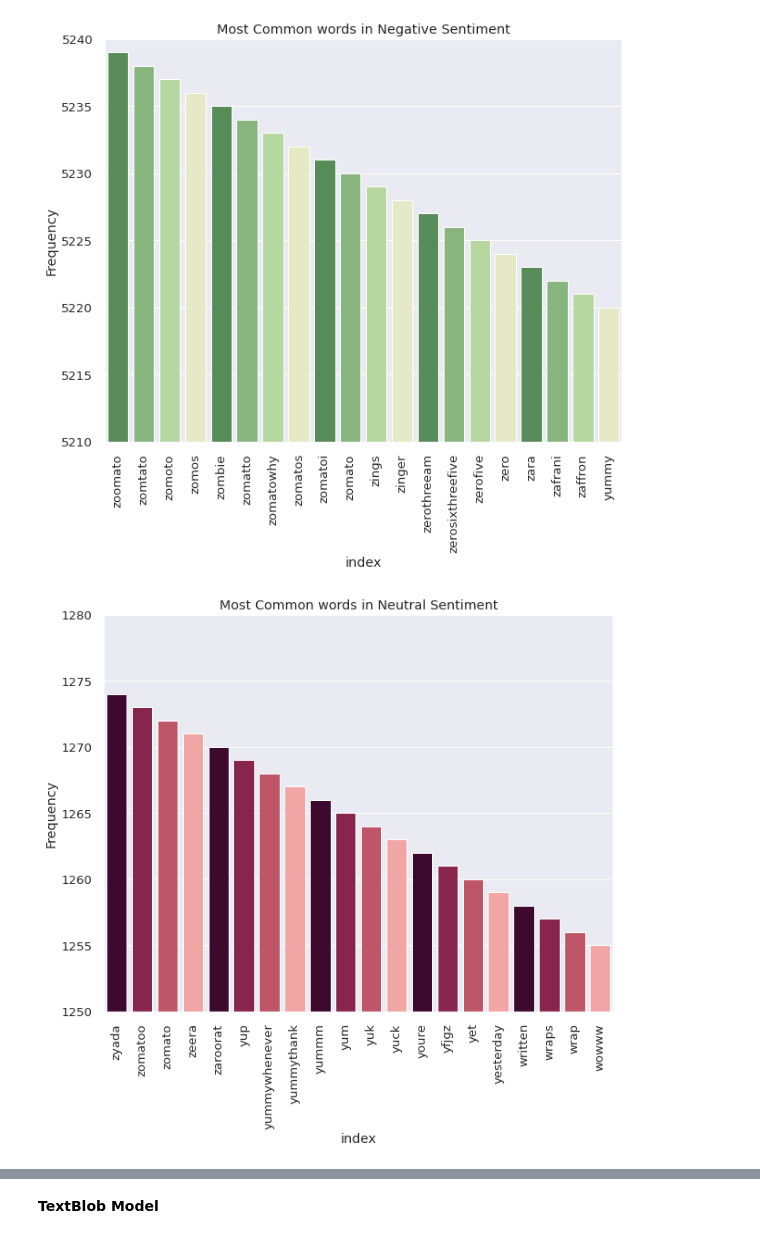
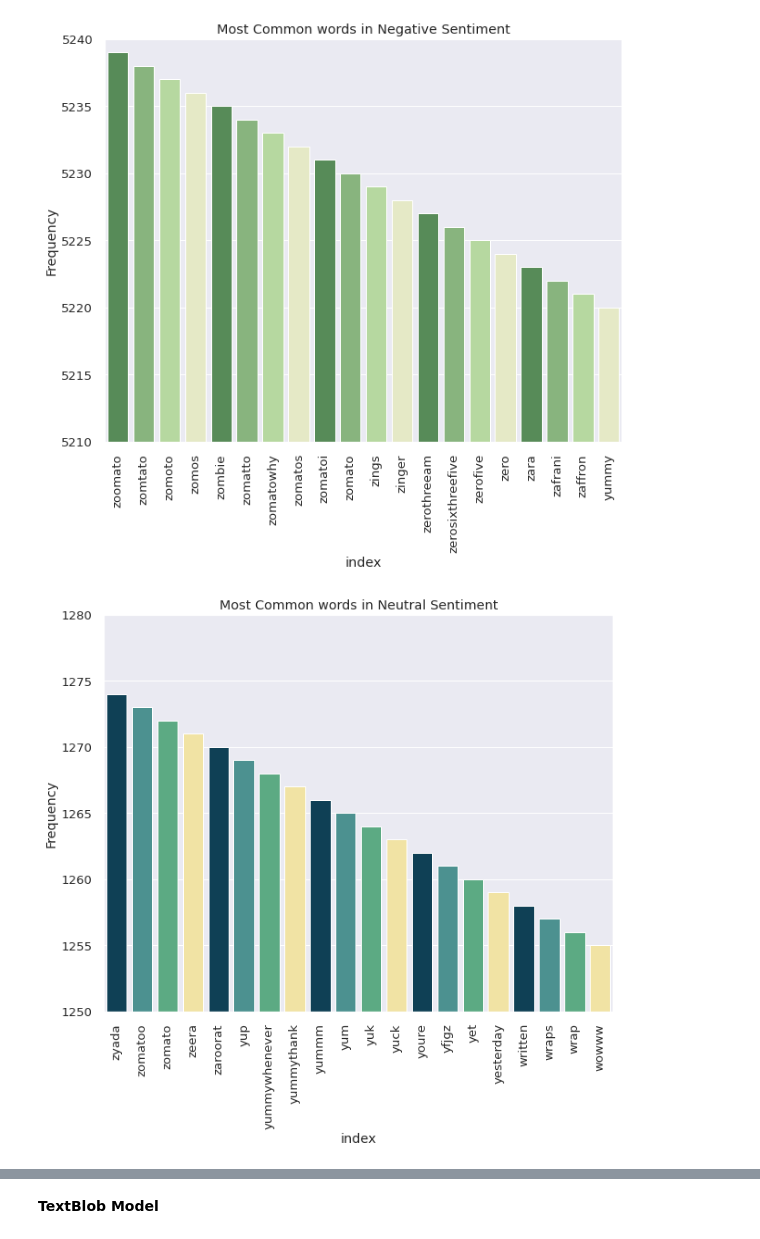
Before and after one commit to SethupathyM/Unsupervised_ML_Clustering_and_Sentiment_Analysis_Zomato_Restaurant, a Jupyter notebook: Zomato_Restaurant_Clustering_and_Sentiment_Analysis_.ipynb, the cells around one changed output, grey strips where cells are left out. Cells and saved outputs as stored; diff of their text form; code cells hidden in the pictures.

```diff
--- a/Zomato_Restaurant_Clustering_and_Sentiment_Analysis_.ipynb
+++ b/Zomato_Restaurant_Clustering_and_Sentiment_Analysis_.ipynb
@@ -1358,6 +1358,6 @@ common_words(merged_df[merged_df['SIA_Sentiment'] == 'Negative'],5210,5240,'Most
 # %%
 # Most Common words in Neutral Sentiment
 common_words(merged_df[merged_df['SIA_Sentiment'] == 'Neutral'],1250,1280,'Most Common words in Neutral Sentiment',
-             ['#470031','#971549','#CF455C','#FF9898'])
+             ['#034561','#409D9B','#4FB783','#FEEB97'])
 # %% [output]
-[figure, old version]
+[figure, new version]
```
Also changed, not shown: parts of 5 cells of this notebook.
